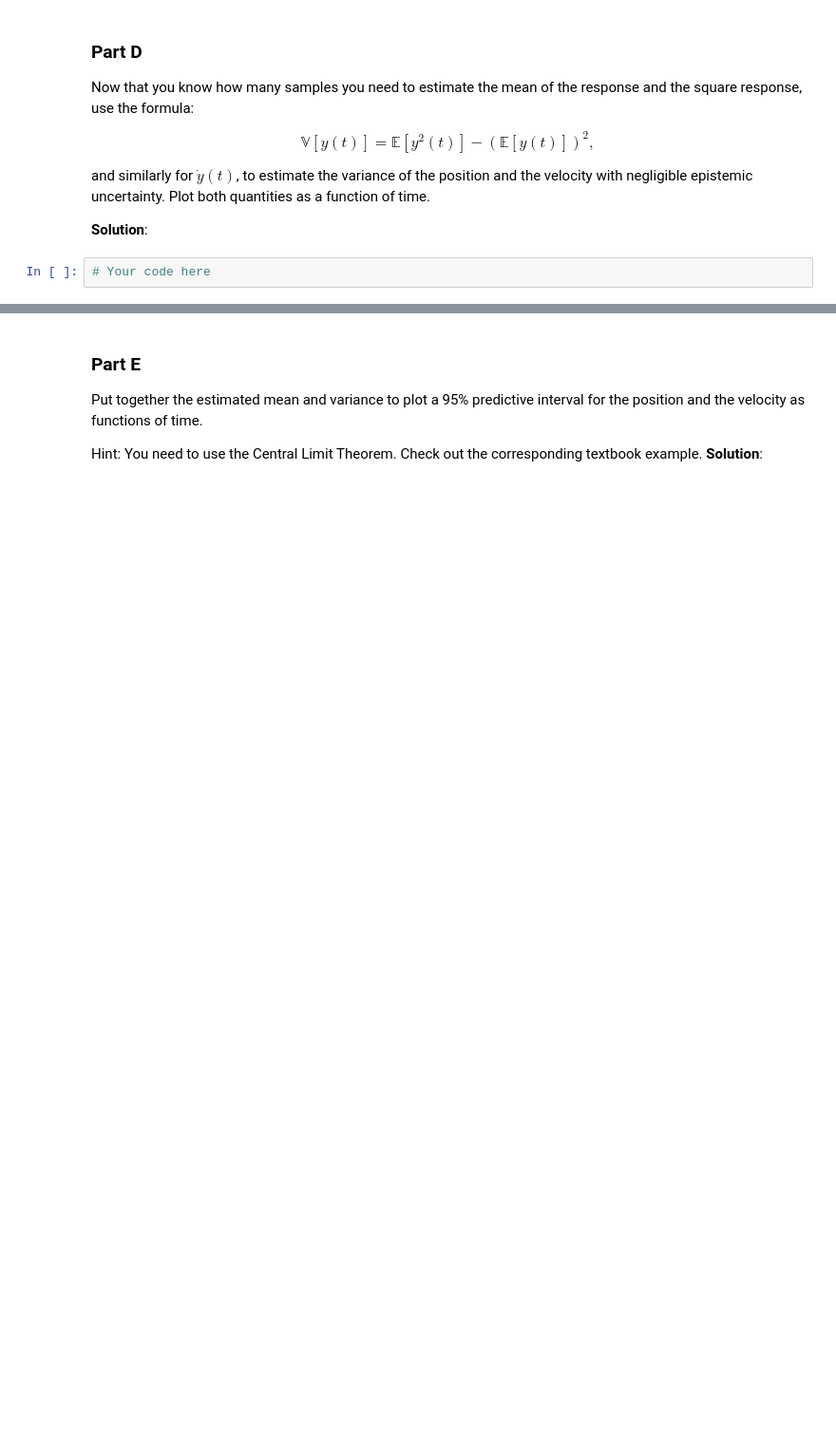
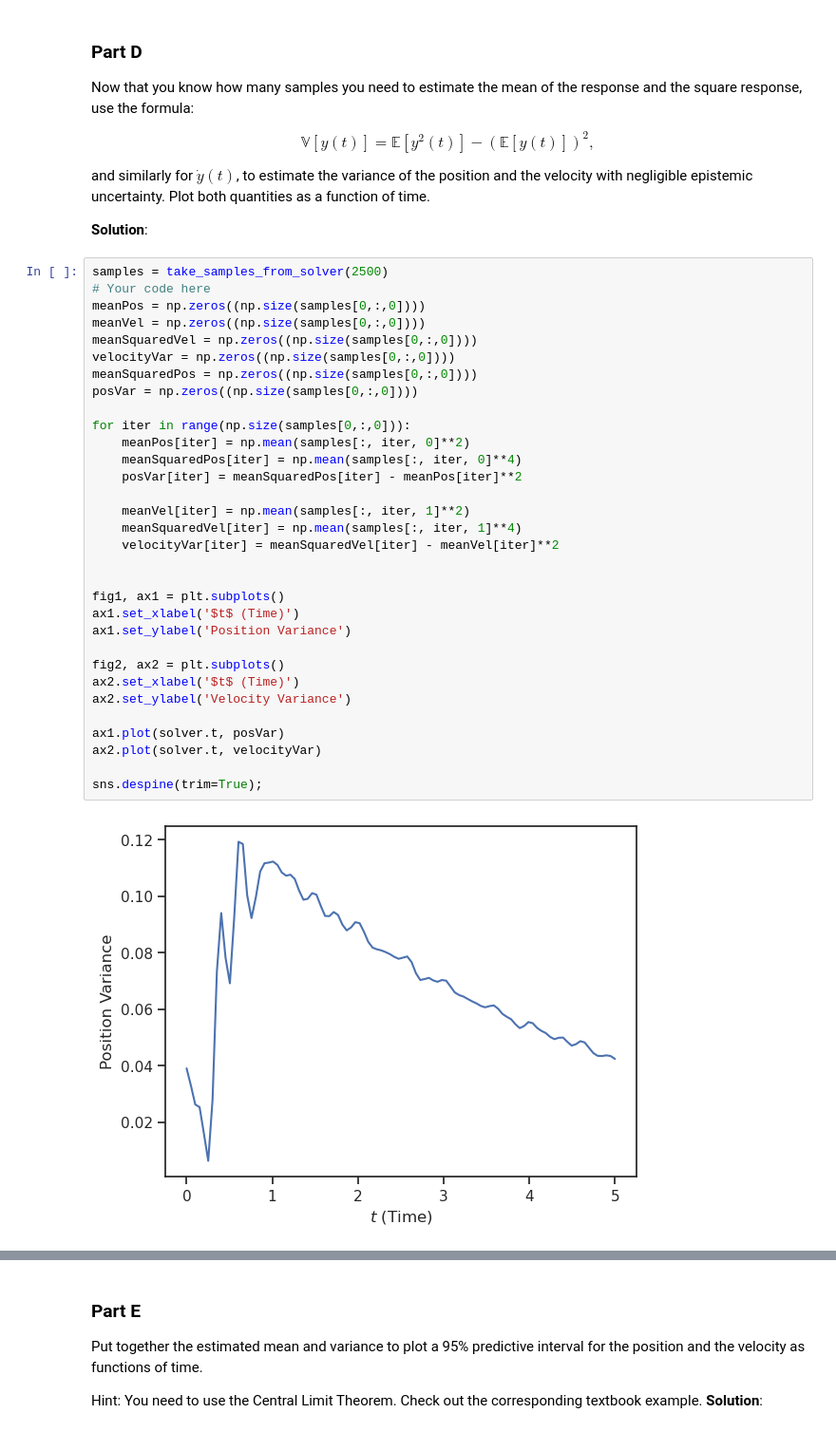
Before and after one commit to zeligerstav/data-analytics-se, a Jupyter notebook: lecturebook/homework/homework-03.ipynb, the cells around one changed output, grey strips where cells are left out. Shown at 95% size. Saved outputs shown, nothing was run; the diff lists cells and outputs as text; blank space fills up the shorter version.

```diff
--- a/lecturebook/homework/homework-03.ipynb
+++ b/lecturebook/homework/homework-03.ipynb
@@ -373,5 +377,37 @@ and similarly for $\dot{y}(t)$, to estimate the variance of the position and the
 Plot both quantities as a function of time.
 
 **Solution**:
-# %%
-# Your code here
+# %%
+samples = take_samples_from_solver(2500)
+# Your code here
+meanPos = np.zeros((np.size(samples[0,:,0])))
+meanVel = np.zeros((np.size(samples[0,:,0])))
+meanSquaredVel = np.zeros((np.size(samples[0,:,0])))
+velocityVar = np.zeros((np.size(samples[0,:,0])))
+meanSquaredPos = np.zeros((np.size(samples[0,:,0])))
+posVar = np.zeros((np.size(samples[0,:,0])))
+
+for iter in range(np.size(samples[0,:,0])):
+    meanPos[iter] = np.mean(samples[:, iter, 0]**2)
+    meanSquaredPos[iter] = np.mean(samples[:, iter, 0]**4)
+    posVar[iter] = meanSquaredPos[iter] - meanPos[iter]**2
+
+    meanVel[iter] = np.mean(samples[:, iter, 1]**2)
+    meanSquaredVel[iter] = np.mean(samples[:, iter, 1]**4)
+    velocityVar[iter] = meanSquaredVel[iter] - meanVel[iter]**2
+
+
+fig1, ax1 = plt.subplots()
+ax1.set_xlabel('$t$ (Time)')
+ax1.set_ylabel('Position Variance')
+
+fig2, ax2 = plt.subplots()
+ax2.set_xlabel('$t$ (Time)')
+ax2.set_ylabel('Velocity Variance')
+
+ax1.plot(solver.t, posVar)
+ax2.plot(solver.t, velocityVar)
+
+sns.despine(trim=True);
+# %% [output]
+[figure, added]
```
Also changed, not shown: parts of 12 cells of this notebook, 1 other file.
